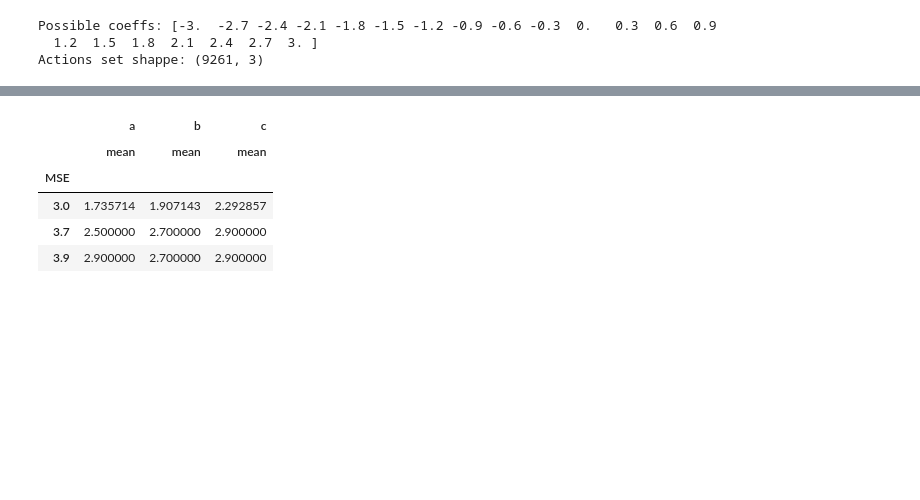
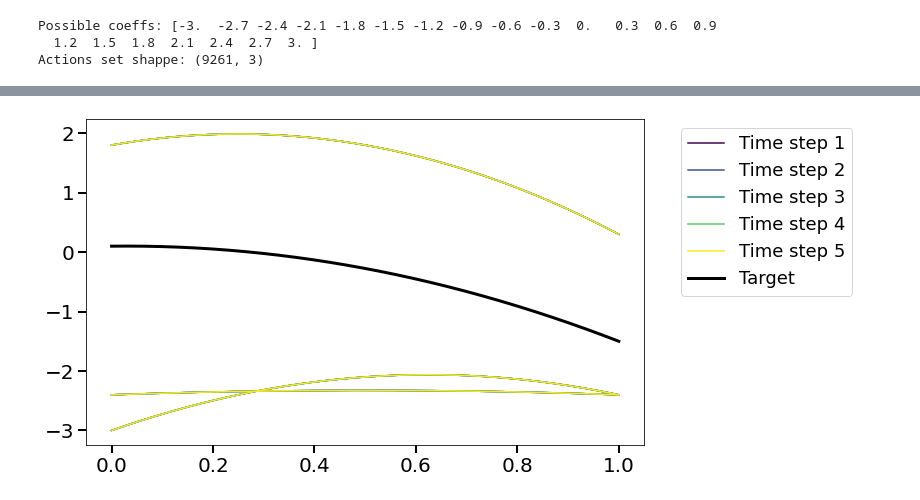
Before and after one commit to REAL-Pipetting/REinforced-Automaton-Learning-REAL-Pipetting, a Jupyter notebook: rlp/BUCB/GP_BUCB_Example.ipynb, the cells around one changed output, grey strips where cells are left out. Saved outputs shown, nothing was run; the diff lists cells and outputs as text; code cells hidden in the pictures; blank space fills up the shorter version.

```diff
--- a/rlp/BUCB/GP_BUCB_Example.ipynb
+++ b/rlp/BUCB/GP_BUCB_Example.ipynb
@@ -97,5 +151,5 @@ df
 # %%
-def ucb1_policy(df, t, batch_size, ucb_scale=2.0):
+def ucb1_policy(df, time_step, column_names, batch_size=3, ucb_scale=2.0):
     '''
     Applies GP-BUCB policy to generate recommendations.
 
@@ -114,23 +168,51 @@ def ucb1_policy(df, t, batch_size, ucb_scale=2.0):
         actions - a subset of the data with the highest ucb
             type == dataframe
     '''
-    summary_df = df.groupby('MSE')
-    summary_df = summary_df.agg(['mean', 'count', 'std'])
-    columns = ['a', 'b', 'c']
-    for colm in columns:
-        summary_df['ucb'] = summary_df[(colm, 'mean')] \
-            + ucb_scale * summary_df[(colm, 'std')] / np.sqrt(summary_df[(colm, 'count')])
-    scores = summary_df.sort_values('ucb', ascending=False)
+    grouped_df = df.groupby(column_names)
+    grouped_df = grouped_df.agg(['mean', 'count', 'std'])
 
-    recs = scores.loc[scores.index[:batch_size].values, (columns, 'mean')]
+    grouped_df['ucb'] = grouped_df[('MSE', 'mean')] + \
+        2 * grouped_df[('MSE', 'mean')] / np.sqrt(grouped_df[('MSE', 'mean')])
+
+    # flip the MSE
+    grouped_df['ucb'] = -grouped_df['ucb']
+
+    scores = grouped_df.sort_values('ucb', ascending=False)
+
+    recs = scores.index[:batch_size].values
     return recs
-
-recomendations = ucb1_policy(df, 1, 3)
-recomendations
-# %% [output]
-|  | a | b | c |
-|  | mean | mean | mean |
-| MSE |  |  |  |
-| 3.0 | 1.735714 | 1.907143 | 2.292857 |
-| 3.7 | 2.500000 | 2.700000 | 2.900000 |
-| 3.9 | 2.900000 | 2.700000 | 2.900000 |
+# %%
+# Get recomendations for 5 time steps
+Recomendations = []
+total_time_steps = 5
+for t in range(total_time_steps):
+    recs = ucb1_policy(df, t + 1, columns)
+    Recomendations.append(recs)
+# %%
+# displaying data
+fig, ax = plt.subplots(figsize=(10,6))
+fontsize = 16
+
+Colors = plt.cm.viridis(np.arange(total_time_steps)/(total_time_steps-1))
+
+for t in range(total_time_steps):
+    i = 0
+    for action in Recomendations[t]:
+        if i == 0:
+            plt.plot(X, get_output(action, X), '-', c=Colors[t], label=f"Time step {t+1}")
+        else:
+            plt.plot(X, get_output(action, X), '-', c=Colors[t])
+        i += 1
+
+plt.plot(X, target, 'k-', linewidth=3, label="Target")
+
+plt.xticks(fontsize=fontsize+4)
+plt.yticks(fontsize=fontsize+4)
+
+ax.tick_params(direction='out', width=2, length=8)
+ax.tick_params(direction='out', which='minor', width=1, length=5)
+
+plt.legend(fontsize=18, bbox_to_anchor=(1.05, 1), loc='upper left')
+plt.show()
+# %% [output]
+[figure, added]
```
Also changed, not shown: parts of 8 cells of this notebook.
